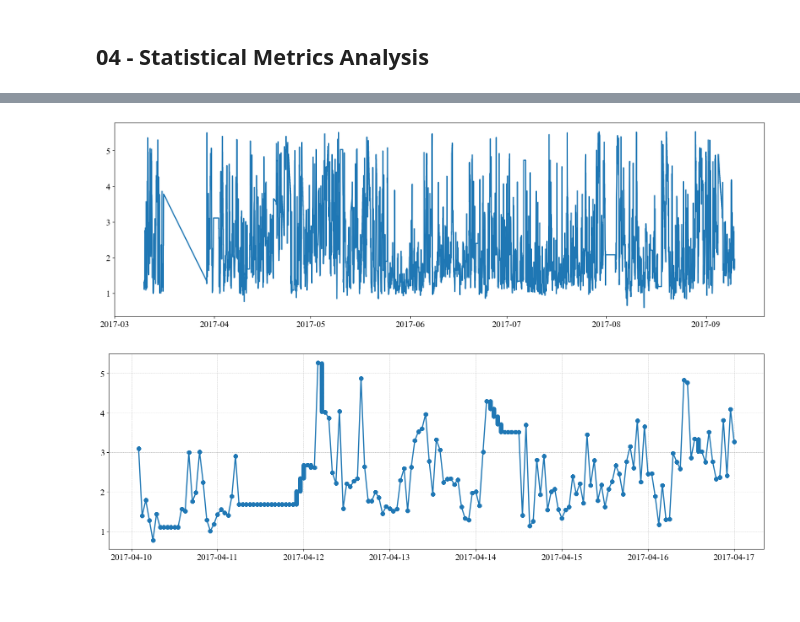
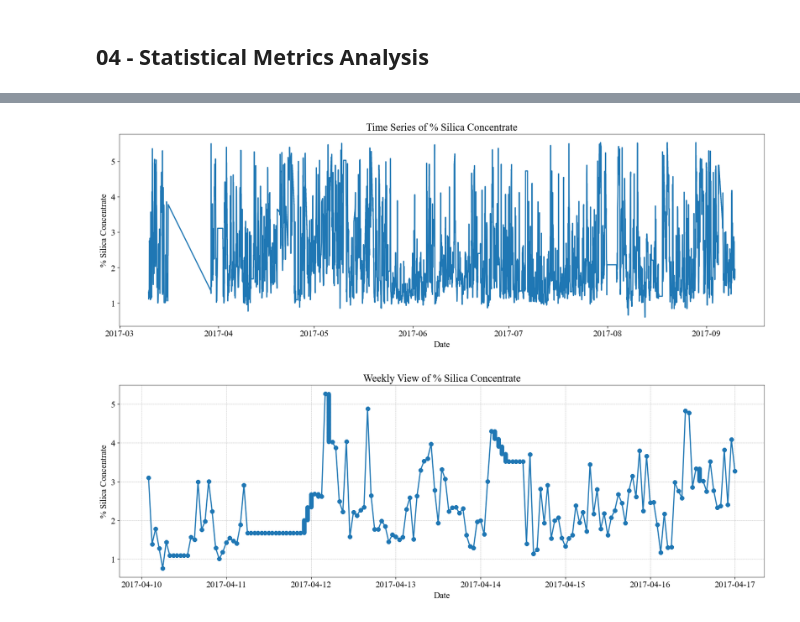
Before and after one commit to PauloCasmal/data-mining-study, a Jupyter notebook: EDA-mining.ipynb, the cells around one changed output, grey strips where cells are left out. Cells and saved outputs as stored; diff of their text form; code cells hidden in the pictures; blank space fills up the shorter version.

```diff
--- a/EDA-mining.ipynb
+++ b/EDA-mining.ipynb
@@ -185,11 +168,15 @@ df.describe().T
 # %%
 plt.figure(figsize=(20, 6))
 
 plt.plot(df.index, df['% Silica Concentrate'])
 
+plt.title("Time Series of % Silica Concentrate")
+plt.xlabel("Date")
+plt.ylabel("% Silica Concentrate")
+
 plt.show()
 # %% [output]
-[figure, old version]
+[figure, new version]
 # %%
 week = df[(df.index > '2017-04-10 01:00:00') & (df.index < '2017-04-17 01:00:00')]
 # %%
@@ -197,7 +184,11 @@ plt.figure(figsize=(20, 6))
 
 plt.plot(week.index, week['% Silica Concentrate'], '-o')
 
+plt.title("Weekly View of % Silica Concentrate")
+plt.xlabel("Date")
+plt.ylabel("% Silica Concentrate")
 plt.grid()
+
 plt.show()
 # %% [output]
-[figure, old version]
+[figure, new version]
```
Also changed, not shown: parts of 18 cells of this notebook.
